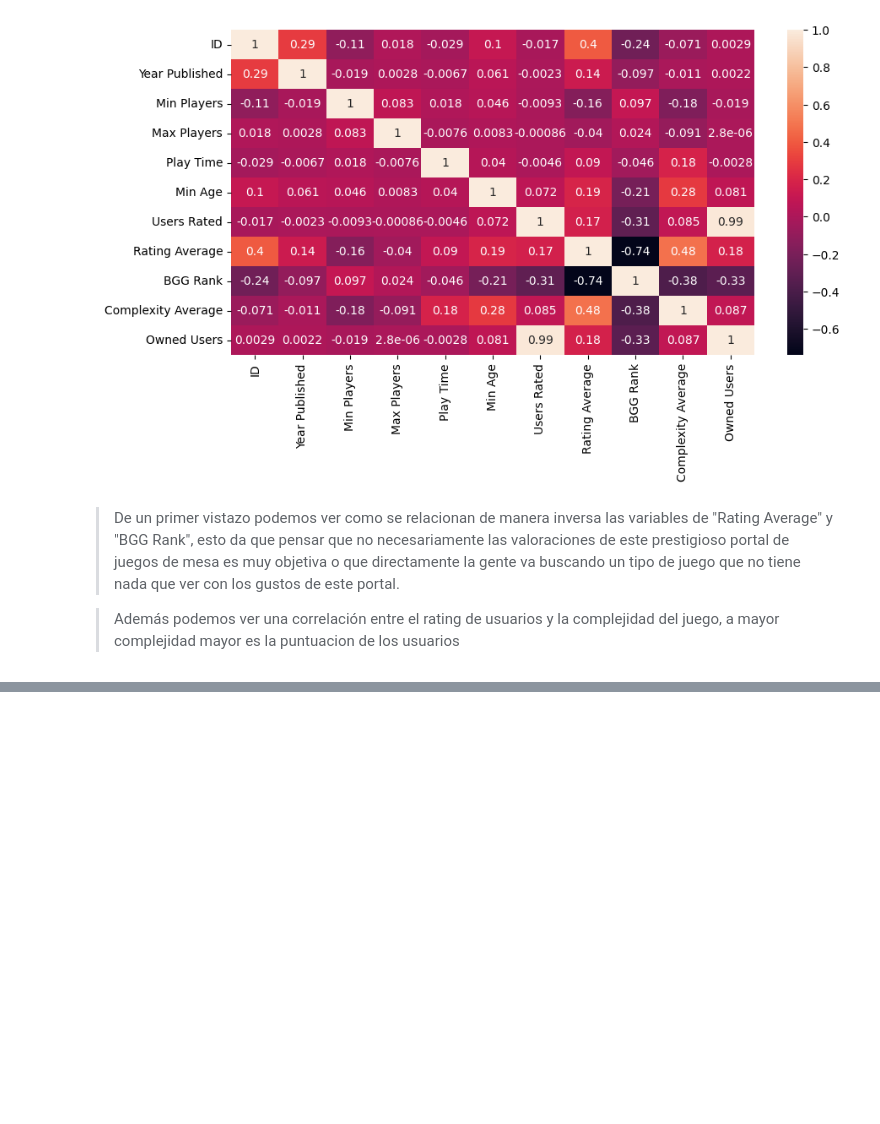
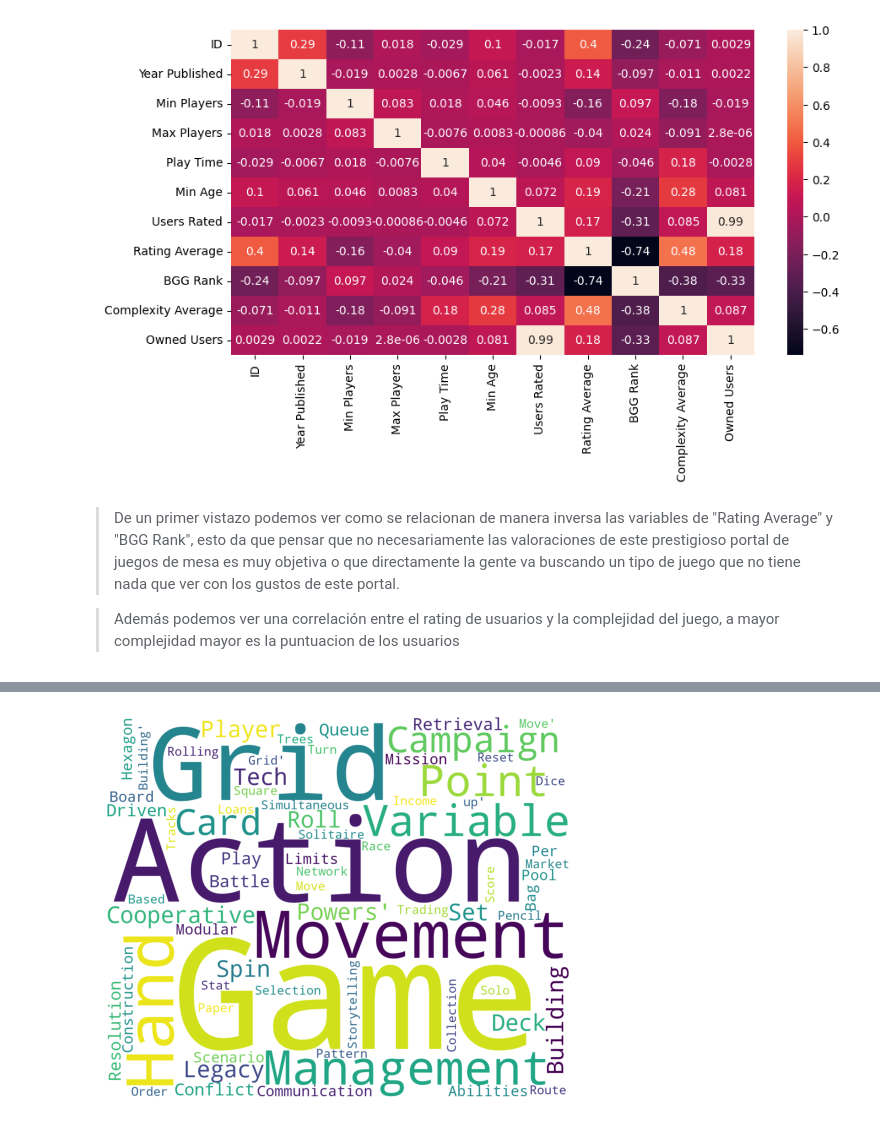
Before and after one commit to svalencia-romero/Prediccion-rating-de-usuarios-de-juegos-de-mesa, a Jupyter notebook: notebooks/01_EDA.ipynb, the cells around one changed output, grey strips where cells are left out. Drawn from its saved outputs; the diff is of its cells as text; code cells hidden in the pictures; blank space fills up the shorter version.

```diff
--- a/notebooks/01_EDA.ipynb
+++ b/notebooks/01_EDA.ipynb
@@ -59,0 +69,10 @@ sns.heatmap(df_clean.corr(),annot=True)
+# %%
+plt.subplots(figsize=(6,6))
+wordcloud = WordCloud(background_color='white',width=1200,height=980).generate(str(df_clean["Mechanics"].values))
+plt.imshow(wordcloud)
+plt.axis('off')
+plt.savefig('graph.png')
+
+plt.show()
+# %% [output]
+[figure, added]
```
Also changed, not shown: parts of 3 cells of this notebook, 11 other files.
